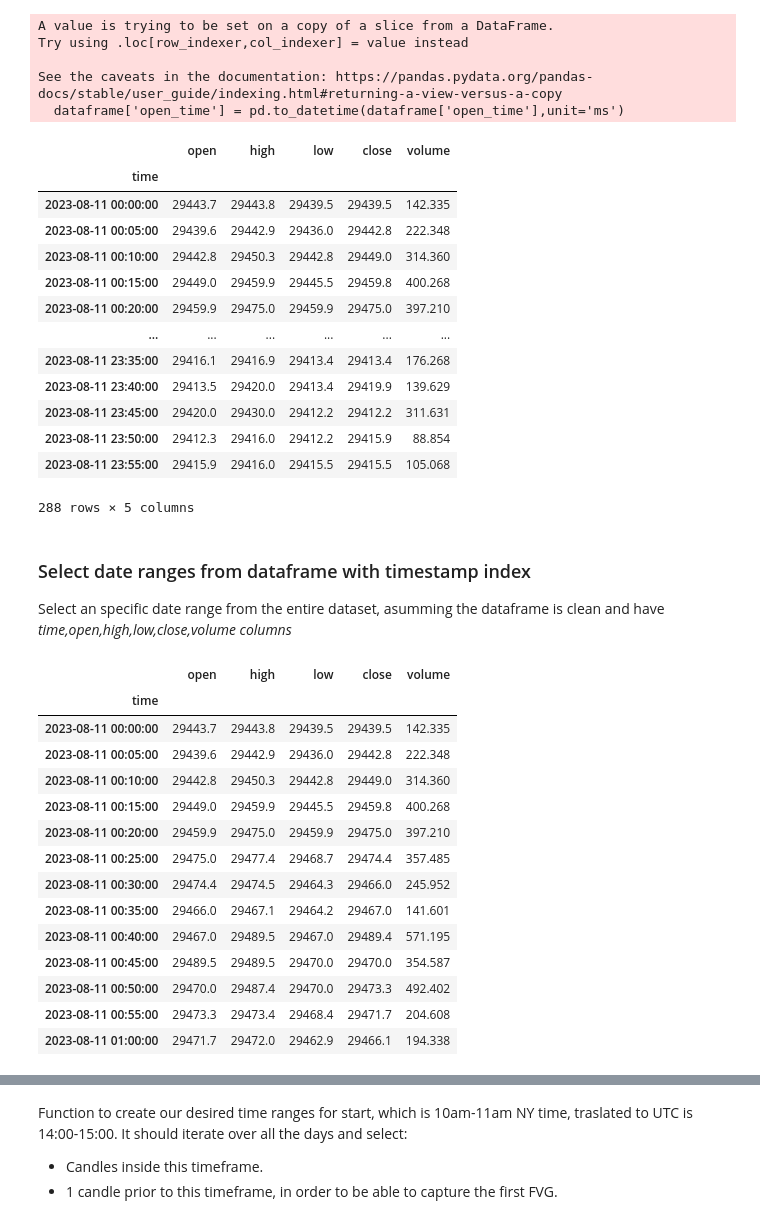
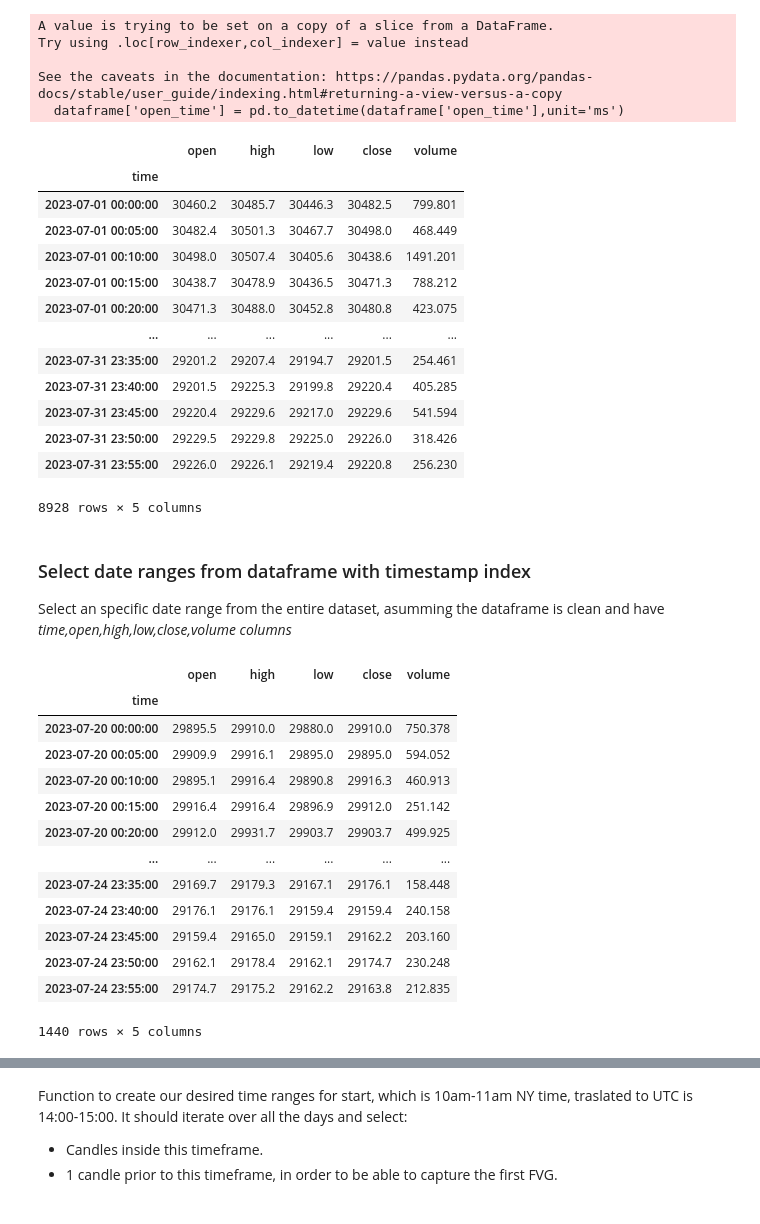
Before and after one commit to eduardogv/backtesting, a Jupyter notebook: FVG.ipynb, the cells around one changed output, grey strips where cells are left out. Drawn from its saved outputs; the diff is of its cells as text; code cells hidden in the pictures.

```diff
--- a/FVG.ipynb
+++ b/FVG.ipynb
@@ -10,8 +10,8 @@ import os
 # %% [markdown]
 Este es un zip que tiene los datos de un solo dia 11 de Agosto en M5
 # %%
-zipfile_name = 'BTCUSDT-5m-2023-08-11.zip'
-file_name = 'BTCUSDT-5m-2023-08-11.csv'
+zipfile_name = 'BTCUSDT-5m-2023-07.zip'
+file_name = 'BTCUSDT-5m-2023-07.csv'
 data_path = os.path.join('btc_fvg', zipfile_name)
 # btc_fvg\BTCUSDT-5m-2023-08-11.zip
 # %% [markdown]
@@ -65,46 +65,45 @@ data_cleaned
 # %% [output]
 |  | open | high | low | close | volume |
 | time |  |  |  |  |  |
-| 2023-08-11 00:00:00 | 29443.7 | 29443.8 | 29439.5 | 29439.5 | 142.335 |
-| 2023-08-11 00:05:00 | 29439.6 | 29442.9 | 29436.0 | 29442.8 | 222.348 |
-| 2023-08-11 00:10:00 | 29442.8 | 29450.3 | 29442.8 | 29449.0 | 314.360 |
-| 2023-08-11 00:15:00 | 29449.0 | 29459.9 | 29445.5 | 29459.8 | 400.268 |
-| 2023-08-11 00:20:00 | 29459.9 | 29475.0 | 29459.9 | 29475.0 | 397.210 |
+| 2023-07-01 00:00:00 | 30460.2 | 30485.7 | 30446.3 | 30482.5 | 799.801 |
+| 2023-07-01 00:05:00 | 30482.4 | 30501.3 | 30467.7 | 30498.0 | 468.449 |
+| 2023-07-01 00:10:00 | 30498.0 | 30507.4 | 30405.6 | 30438.6 | 1491.201 |
+| 2023-07-01 00:15:00 | 30438.7 | 30478.9 | 30436.5 | 30471.3 | 788.212 |
+| 2023-07-01 00:20:00 | 30471.3 | 30488.0 | 30452.8 | 30480.8 | 423.075 |
 | ... | ... | ... | ... | ... | ... |
-| 2023-08-11 23:35:00 | 29416.1 | 29416.9 | 29413.4 | 29413.4 | 176.268 |
-| 2023-08-11 23:40:00 | 29413.5 | 29420.0 | 29413.4 | 29419.9 | 139.629 |
-| 2023-08-11 23:45:00 | 29420.0 | 29430.0 | 29412.2 | 29412.2 | 311.631 |
-| 2023-08-11 23:50:00 | 29412.3 | 29416.0 | 29412.2 | 29415.9 | 88.854 |
-| 2023-08-11 23:55:00 | 29415.9 | 29416.0 | 29415.5 | 29415.5 | 105.068 |
+| 2023-07-31 23:35:00 | 29201.2 | 29207.4 | 29194.7 | 29201.5 | 254.461 |
+| 2023-07-31 23:40:00 | 29201.5 | 29225.3 | 29199.8 | 29220.4 | 405.285 |
+| 2023-07-31 23:45:00 | 29220.4 | 29229.6 | 29217.0 | 29229.6 | 541.594 |
+| 2023-07-31 23:50:00 | 29229.5 | 29229.8 | 29225.0 | 29226.0 | 318.426 |
+| 2023-07-31 23:55:00 | 29226.0 | 29226.1 | 29219.4 | 29220.8 | 256.230 |
-288 rows × 5 columns
+8928 rows × 5 columns
 # %% [markdown]
 ### Select date ranges from dataframe with timestamp index
 Select an specific date range from the entire dataset, asumming the dataframe is clean and have *time,open,high,low,close,volume columns*
 # %%
 # Select test start and finish
-start_date_1 = '2023-08-11 00:00:00'
-finish_date_1 = '2023-08-11 01:00:00'
+start_date_1 = '2023-07-20 00:00:00'
+finish_date_1 = '2023-07-24 23:55:00'
 
 # Apply mask on function
 def select_daterange(dataframe, start_date, finish_date):
     selected = dataframe.loc[start_date:finish_date]
     return selected
 
 data_selected = select_daterange(data_cleaned,start_date_1,finish_date_1)
 data_selected
 # %% [output]
 |  | open | high | low | close | volume |
 | time |  |  |  |  |  |
-| 2023-08-11 00:00:00 | 29443.7 | 29443.8 | 29439.5 | 29439.5 | 142.335 |
-| 2023-08-11 00:05:00 | 29439.6 | 29442.9 | 29436.0 | 29442.8 | 222.348 |
-| 2023-08-11 00:10:00 | 29442.8 | 29450.3 | 29442.8 | 29449.0 | 314.360 |
-| 2023-08-11 00:15:00 | 29449.0 | 29459.9 | 29445.5 | 29459.8 | 400.268 |
-| 2023-08-11 00:20:00 | 29459.9 | 29475.0 | 29459.9 | 29475.0 | 397.210 |
-| 2023-08-11 00:25:00 | 29475.0 | 29477.4 | 29468.7 | 29474.4 | 357.485 |
-| 2023-08-11 00:30:00 | 29474.4 | 29474.5 | 29464.3 | 29466.0 | 245.952 |
-| 2023-08-11 00:35:00 | 29466.0 | 29467.1 | 29464.2 | 29467.0 | 141.601 |
-| 2023-08-11 00:40:00 | 29467.0 | 29489.5 | 29467.0 | 29489.4 | 571.195 |
-| 2023-08-11 00:45:00 | 29489.5 | 29489.5 | 29470.0 | 29470.0 | 354.587 |
-| 2023-08-11 00:50:00 | 29470.0 | 29487.4 | 29470.0 | 29473.3 | 492.402 |
-| 2023-08-11 00:55:00 | 29473.3 | 29473.4 | 29468.4 | 29471.7 | 204.608 |
-| 2023-08-11 01:00:00 | 29471.7 | 29472.0 | 29462.9 | 29466.1 | 194.338 |
+| 2023-07-20 00:00:00 | 29895.5 | 29910.0 | 29880.0 | 29910.0 | 750.378 |
+| 2023-07-20 00:05:00 | 29909.9 | 29916.1 | 29895.0 | 29895.0 | 594.052 |
+| 2023-07-20 00:10:00 | 29895.1 | 29916.4 | 29890.8 | 29916.3 | 460.913 |
+| 2023-07-20 00:15:00 | 29916.4 | 29916.4 | 29896.9 | 29912.0 | 251.142 |
+| 2023-07-20 00:20:00 | 29912.0 | 29931.7 | 29903.7 | 29903.7 | 499.925 |
+| ... | ... | ... | ... | ... | ... |
+| 2023-07-24 23:35:00 | 29169.7 | 29179.3 | 29167.1 | 29176.1 | 158.448 |
+| 2023-07-24 23:40:00 | 29176.1 | 29176.1 | 29159.4 | 29159.4 | 240.158 |
+| 2023-07-24 23:45:00 | 29159.4 | 29165.0 | 29159.1 | 29162.2 | 203.160 |
+| 2023-07-24 23:50:00 | 29162.1 | 29178.4 | 29162.1 | 29174.7 | 230.248 |
+| 2023-07-24 23:55:00 | 29174.7 | 29175.2 | 29162.2 | 29163.8 | 212.835 |
+1440 rows × 5 columns
```
Also changed, not shown: parts of 7 cells of this notebook, 2 other files.
